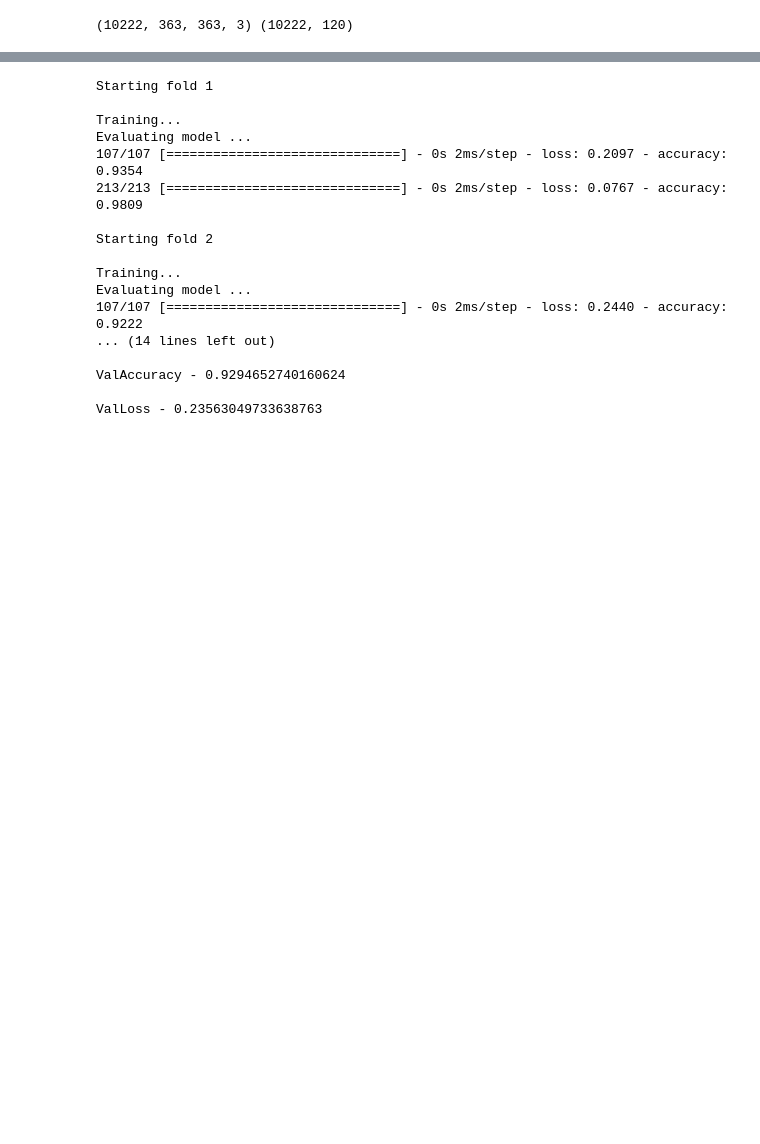
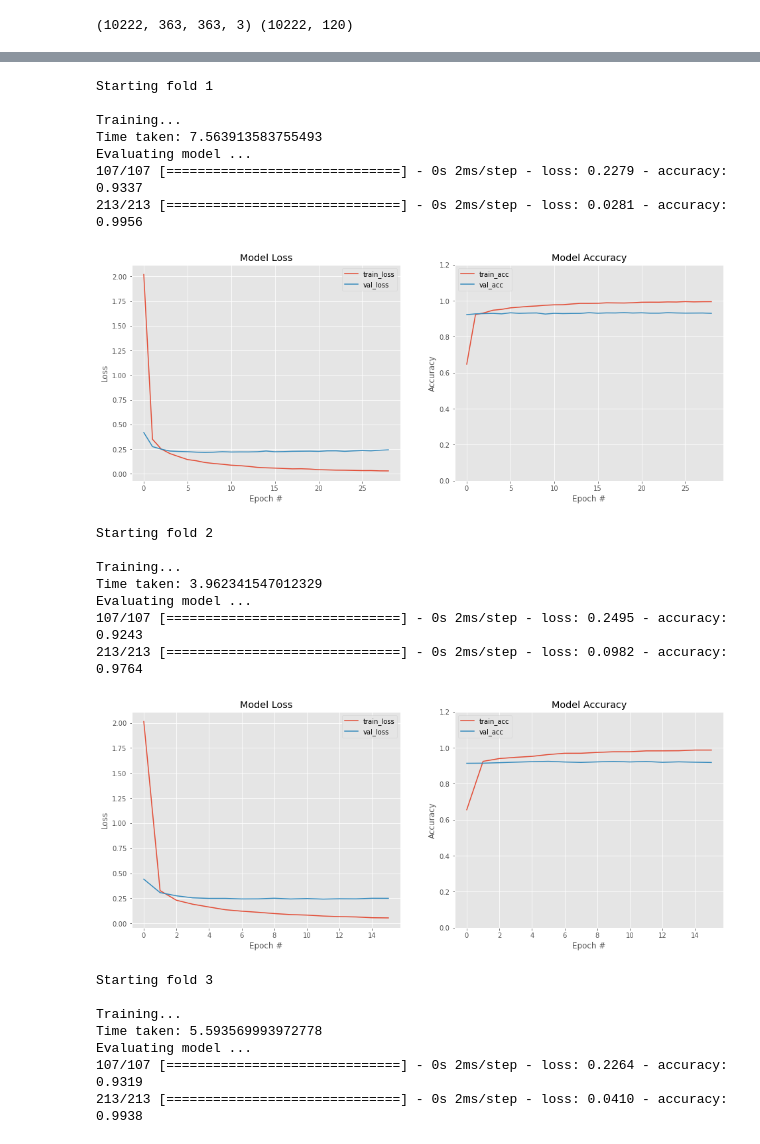
Before and after one commit to nicholasneo78/machine-learning-4041, a Jupyter notebook: Testing .ipynb, the cells around one changed output, grey strips where cells are left out. Saved outputs shown, nothing was run; the diff lists cells and outputs as text; code cells hidden in the pictures; blank space fills up the shorter version.

Commit message:
add some plots

```diff
--- a/Testing .ipynb
+++ b/Testing .ipynb
@@ -71,3 +74,18 @@ gc.collect()
 10222 10222
 (10222, 363, 363, 3) (10222, 1)
 71
+# %%
+def convert_size(size_bytes):
+    if size_bytes == 0:
+        return "0B"
+    size_name = ("B", "KB", "MB", "GB", "TB", "PB", "EB", "ZB", "YB")
+    i = int(math.floor(math.log(size_bytes, 1024)))
+    p = math.pow(1024, i)
+    s = round(size_bytes / p, 2)
+    return "%s %s" % (s, size_name[i])
+
+def nparray_info(header, nparr):
+    print(header)
+    print("-  shape\t", nparr.shape)
+    print("-  dtype\t", nparr.dtype)
+    print("- nbytes\t", f"{nparr.nbytes} ({convert_size(nparr.nbytes)})")
@@ -110,7 +142,8 @@ def get_features(model_name, data_preprocessor, data):
 
     #Extract feature.
     feature_maps = feature_extractor.predict(ds, verbose=1)
-    print('Feature maps shape: ', feature_maps.shape)
+#     print('Feature maps shape: ', feature_maps.shape)
+    nparray_info("Feature maps", feature_maps)
 
     # deleting variables
     del(feature_extractor, base_model, preprocessor, dataset)
@@ -212,7 +242,6 @@ Final feature maps shape (10222, 5632)
 # %%
 from tensorflow.keras.callbacks import EarlyStopping
-EarlyStop_callback = keras.callbacks.EarlyStopping(monitor='val_accuracy', patience=10, restore_best_weights=True,
-                                                   verbose=0)
+EarlyStop_callback = keras.callbacks.EarlyStopping(monitor='val_accuracy', patience=10, restore_best_weights=True, verbose=0)
 
 my_callback=[EarlyStop_callback]
 # %%
@@ -227,7 +256,6 @@ train_accuracy = []
 train_losses = []
 
 #Prepare And Train DNN model
-
 for i, (train_idx, valid_idx) in enumerate(splits):
 
     print(f"\nStarting fold {i+1}\n")
@@ -246,44 +274,53 @@ for i, (train_idx, valid_idx) in enumerate(splits):
                 loss='categorical_crossentropy',
                 metrics=['accuracy'])
 
     print("Training...")
+    t = time.time()
     #Train simple DNN on extracted features.
     h = dnn.fit(x_train_fold, y_train_fold,
                 batch_size=128,
                 epochs=80,
                 verbose=0,
                 validation_data = (x_val_fold, y_val_fold),
                 callbacks=my_callback)  # max 95.07
-
+    print(f'Time taken: {time.time()-t}')
     print("Evaluating model ...")
     model_res_val = dnn.evaluate(x_val_fold, y_val_fold)
     model_res_train = dnn.evaluate(x_train_fold, y_train_fold)
     train_accuracy.append(model_res_train[1])
     train_losses.append(model_res_train[0])
     val_accuracy.append(model_res_val[1])
     val_losses.append(model_res_val[0])
     trained_models.append(dnn)
+    plot_model_history(h, saving_name=f"fold_{i+1}_LA")
+
 
 print('\n CV Score -')
 print(f"\nTrainAccuracy - {sum(train_accuracy)/len(train_accuracy)}")
 print(f"\nTrainLoss - {sum(train_losses)/len(train_losses)}")
 print(f"\nValAccuracy - {sum(val_accuracy)/len(val_accuracy)}")
 print(f"\nValLoss - {sum(val_losses)/len(val_losses)}")
 # %% [output]
 Starting fold 1
 
 Training...
+Time taken: 7.563913583755493
 Evaluating model ...
-107/107 [==============================] - 0s 2ms/step - loss: 0.2097 - accuracy: 0.9354
-213/213 [==============================] - 0s 2ms/step - loss: 0.0767 - accuracy: 0.9809
-
-Starting fold 2
-
-Training...
-Evaluating model ...
-107/107 [==============================] - 0s 2ms/step - loss: 0.2440 - accuracy: 0.9222
-... (14 lines left out)
-
-ValAccuracy - 0.9294652740160624
-
-ValLoss - 0.23563049733638763
+107/107 [==============================] - 0s 2ms/step - loss: 0.2279 - accuracy: 0.9337
+213/213 [==============================] - 0s 2ms/step - loss: 0.0281 - accuracy: 0.9956
+[figure, added]
+Starting fold 2
+
+Training...
+Time taken: 3.962341547012329
+Evaluating model ...
+107/107 [==============================] - 0s 2ms/step - loss: 0.2495 - accuracy: 0.9243
+213/213 [==============================] - 0s 2ms/step - loss: 0.0982 - accuracy: 0.9764
+[figure, added]
+Starting fold 3
+
+Training...
+Time taken: 5.593569993972778
+Evaluating model ...
+107/107 [==============================] - 0s 2ms/step - loss: 0.2264 - accuracy: 0.9319
+213/213 [==============================] - 0s 2ms/step - loss: 0.0410 - accuracy: 0.9938
```
Also changed, not shown: parts of 6 cells of this notebook, 4 other files.
